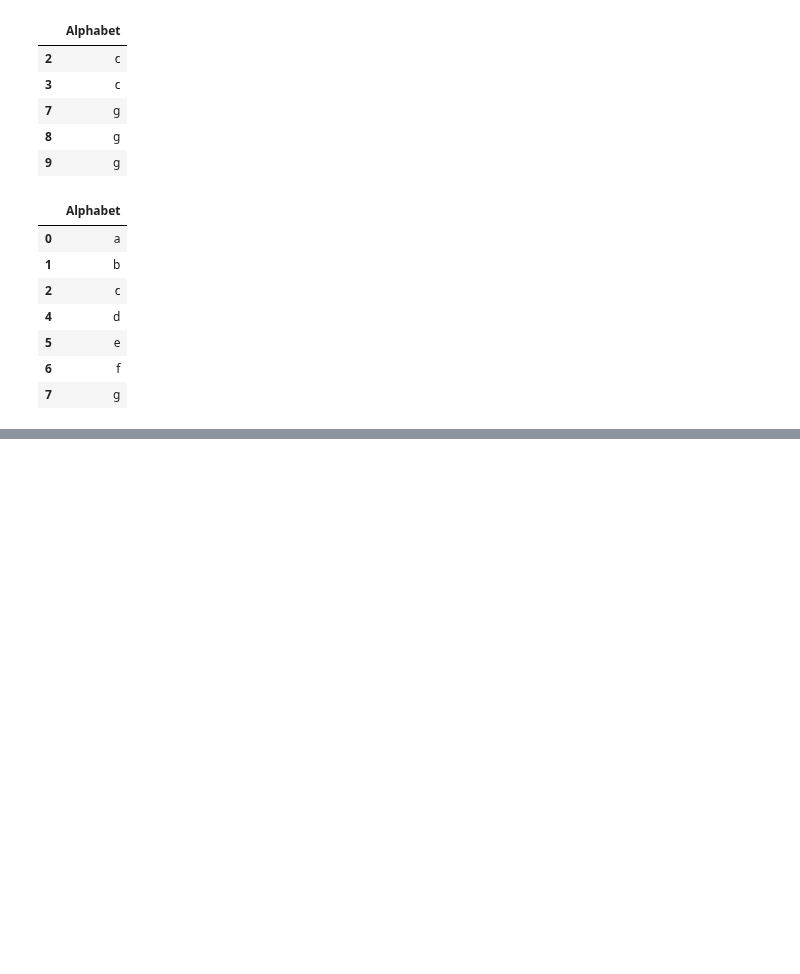
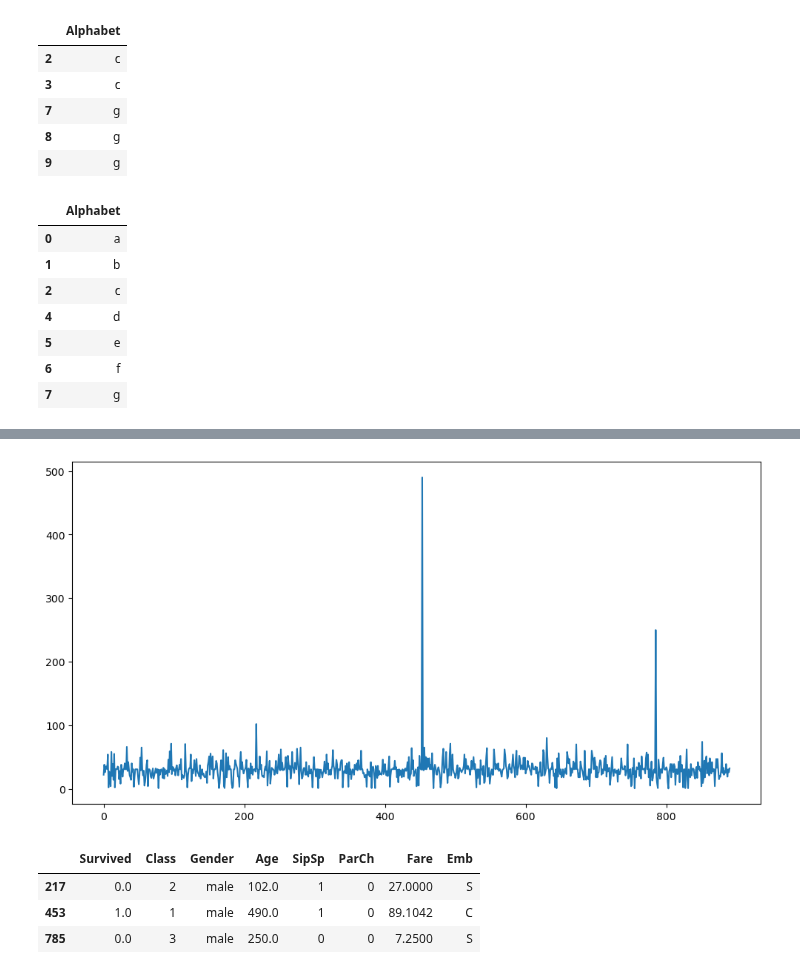
Before and after one commit to alchemistbg/udemy-the-complete-pandas-bootcamp, a Jupyter notebook: Section-13/Cleaning_Data.ipynb, the cells around one changed output, grey strips where cells are left out. Cells and saved outputs as stored; diff of their text form; code cells hidden in the pictures; blank space fills up the shorter version.

```diff
--- a/Section-13/Cleaning_Data.ipynb
+++ b/Section-13/Cleaning_Data.ipynb
@@ -1488,0 +1578,13 @@ alphabet
+# %%
+plt.figure(figsize = (12, 6))
+titanic.Age.plot()
+plt.show()
+# %% [output]
+[figure, added]
+# %%
+titanic.loc[titanic.Age > 90]
+# %% [output]
+|  | Survived | Class | Gender | Age | SipSp | ParCh | Fare | Emb |
+| 217 | 0.0 | 2 | male | 102.0 | 1 | 0 | 27.0000 | S |
+| 453 | 1.0 | 1 | male | 490.0 | 1 | 0 | 89.1042 | C |
+| 785 | 0.0 | 3 | male | 250.0 | 0 | 0 | 7.2500 | S |
```
Also changed, not shown: parts of 58 cells of this notebook, 2 other files.
